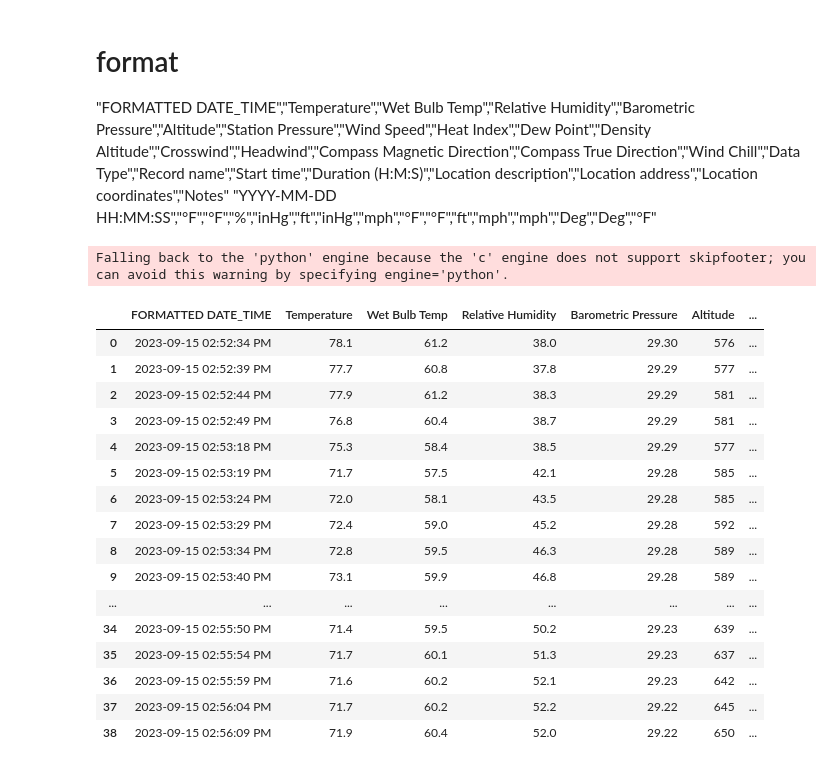
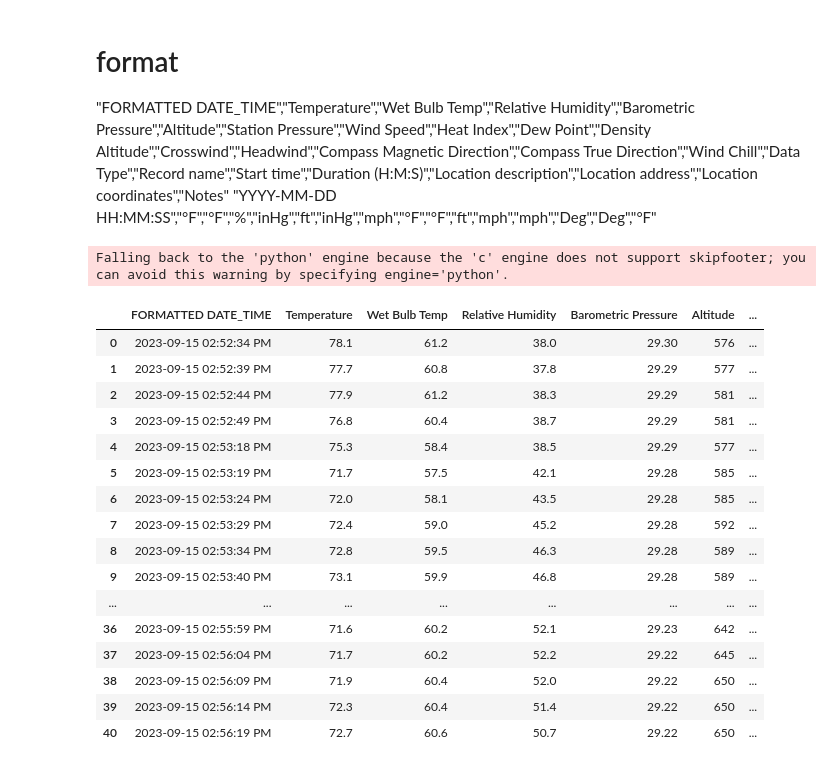
Before and after one commit to Evan-PC-chiang/Class, a Jupyter notebook: lesson_04/04_estimating_building_height.ipynb, the cells around one changed output. Cells and saved outputs as stored; diff of their text form; code cells hidden in the pictures.

```diff
--- a/lesson_04/04_estimating_building_height.ipynb
+++ b/lesson_04/04_estimating_building_height.ipynb
@@ -49,32 +49,32 @@ Now imagine that we have a device that records pressure and temperature every se
 # %%
 """ Import data"""
 import pandas as pd
 import plotly.express as px
 
-data = pd.read_csv('data.csv',skiprows=10 ,skipfooter=5 , names=["FORMATTED DATE_TIME","Temperature","Wet Bulb Temp","Relative Humidity","Barometric Pressure","Altitude","Station Pressure","Wind Speed","Heat Index","Dew Point","Density Altitude","Crosswind","Headwind","Compass Magnetic Direction","Compass True Direction","Wind Chill","Data Type"])
+data = pd.read_csv('data.csv',skiprows=10 ,skipfooter=3 , names=["FORMATTED DATE_TIME","Temperature","Wet Bulb Temp","Relative Humidity","Barometric Pressure","Altitude","Station Pressure","Wind Speed","Heat Index","Dew Point","Density Altitude","Crosswind","Headwind","Compass Magnetic Direction","Compass True Direction","Wind Chill","Data Type"])
 # Change InHg to pa
 data['pressure Pa'] = data['Station Pressure']*3386.389
 data['correct height (m)'] = data['Altitude']/3.281
 data
 # %% [output]
 Falling back to the 'python' engine because the 'c' engine does not support skipfooter; you can avoid this warning by specifying engine='python'.
 |  | FORMATTED DATE_TIME | Temperature | Wet Bulb Temp | Relative Humidity | Barometric Pressure | Altitude | ... |
 | 0 | 2023-09-15 02:52:34 PM | 78.1 | 61.2 | 38.0 | 29.30 | 576 | ... |
 | 1 | 2023-09-15 02:52:39 PM | 77.7 | 60.8 | 37.8 | 29.29 | 577 | ... |
 | 2 | 2023-09-15 02:52:44 PM | 77.9 | 61.2 | 38.3 | 29.29 | 581 | ... |
 | 3 | 2023-09-15 02:52:49 PM | 76.8 | 60.4 | 38.7 | 29.29 | 581 | ... |
 | 4 | 2023-09-15 02:53:18 PM | 75.3 | 58.4 | 38.5 | 29.29 | 577 | ... |
 | 5 | 2023-09-15 02:53:19 PM | 71.7 | 57.5 | 42.1 | 29.28 | 585 | ... |
 | 6 | 2023-09-15 02:53:24 PM | 72.0 | 58.1 | 43.5 | 29.28 | 585 | ... |
 | 7 | 2023-09-15 02:53:29 PM | 72.4 | 59.0 | 45.2 | 29.28 | 592 | ... |
 | 8 | 2023-09-15 02:53:34 PM | 72.8 | 59.5 | 46.3 | 29.28 | 589 | ... |
 | 9 | 2023-09-15 02:53:40 PM | 73.1 | 59.9 | 46.8 | 29.28 | 589 | ... |
 | ... | ... | ... | ... | ... | ... | ... | ... |
-| 34 | 2023-09-15 02:55:50 PM | 71.4 | 59.5 | 50.2 | 29.23 | 639 | ... |
-| 35 | 2023-09-15 02:55:54 PM | 71.7 | 60.1 | 51.3 | 29.23 | 637 | ... |
 | 36 | 2023-09-15 02:55:59 PM | 71.6 | 60.2 | 52.1 | 29.23 | 642 | ... |
 | 37 | 2023-09-15 02:56:04 PM | 71.7 | 60.2 | 52.2 | 29.22 | 645 | ... |
 | 38 | 2023-09-15 02:56:09 PM | 71.9 | 60.4 | 52.0 | 29.22 | 650 | ... |
+| 39 | 2023-09-15 02:56:14 PM | 72.3 | 60.4 | 51.4 | 29.22 | 650 | ... |
+| 40 | 2023-09-15 02:56:19 PM | 72.7 | 60.6 | 50.7 | 29.22 | 650 | ... |
 # %%
 fig = px.line(data, x="FORMATTED DATE_TIME", y="pressure Pa")
 fig.show()
```
Also changed, not shown: parts of 2 cells of this notebook, 4 other files.
